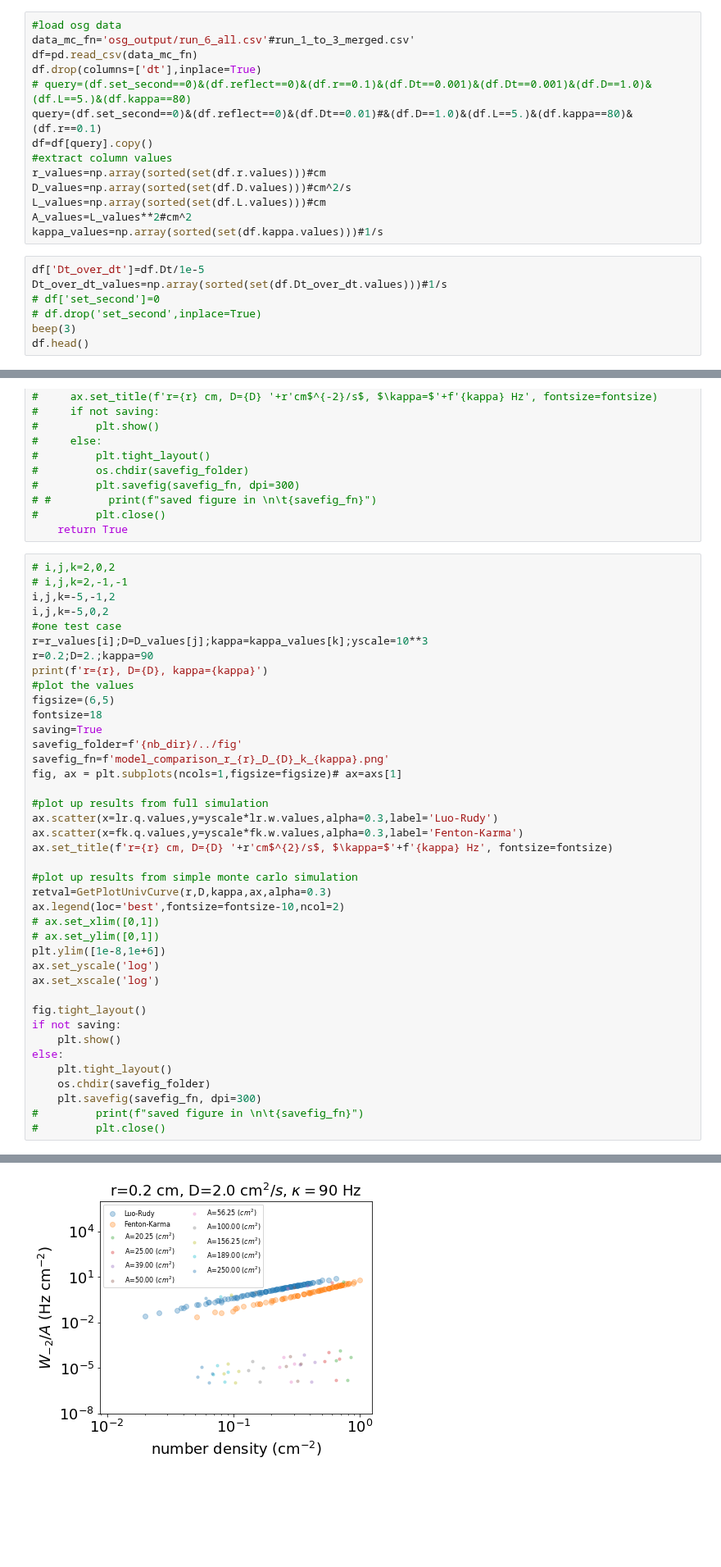
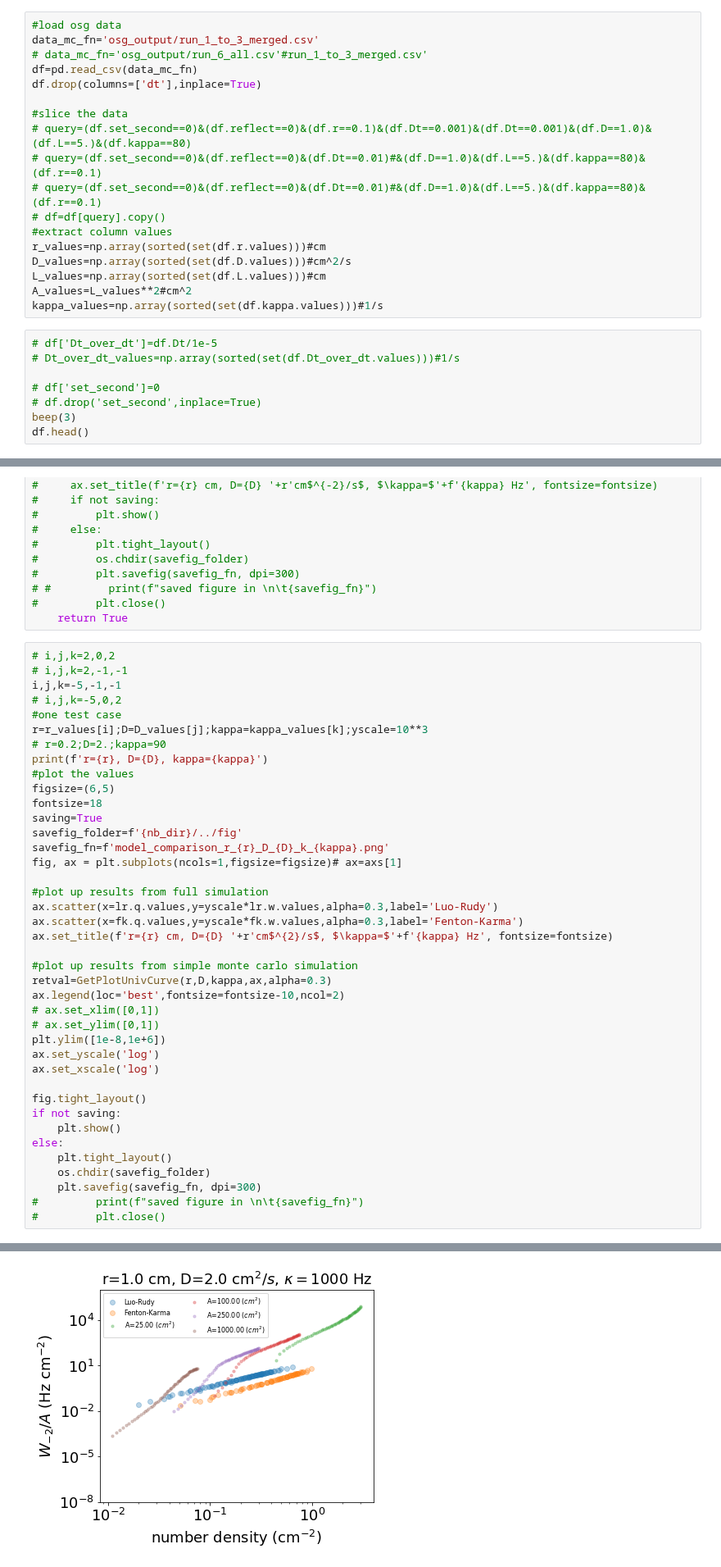
Before and after one commit to timtyree/bgmc, a Jupyter notebook: python/fitting monte carlo results to birth death rates from the full simulation.ipynb, the cells around one changed output, grey strips where cells are left out. Shown at 82% size. Drawn from its saved outputs; the diff is of its cells as text; blank space fills up the shorter version.

```diff
--- a/python/fitting monte carlo results to birth death rates from the full simulation.ipynb
+++ b/python/fitting monte carlo results to birth death rates from the full simulation.ipynb
@@ -35,12 +32,16 @@ lr['q']=lr['N']/lr['A'] #number of tips per square centimeter
 lr['w']=lr['rate']/lr['A'] #[mHz?]/cm^2
 # %%
 #load osg data
-data_mc_fn='osg_output/run_6_all.csv'#run_1_to_3_merged.csv'
+data_mc_fn='osg_output/run_1_to_3_merged.csv'
+# data_mc_fn='osg_output/run_6_all.csv'#run_1_to_3_merged.csv'
 df=pd.read_csv(data_mc_fn)
 df.drop(columns=['dt'],inplace=True)
+
+#slice the data
 # query=(df.set_second==0)&(df.reflect==0)&(df.r==0.1)&(df.Dt==0.001)&(df.Dt==0.001)&(df.D==1.0)&(df.L==5.)&(df.kappa==80)
-query=(df.set_second==0)&(df.reflect==0)&(df.Dt==0.01)#&(df.D==1.0)&(df.L==5.)&(df.kappa==80)&(df.r==0.1)
-df=df[query].copy()
+# query=(df.set_second==0)&(df.reflect==0)&(df.Dt==0.01)#&(df.D==1.0)&(df.L==5.)&(df.kappa==80)&(df.r==0.1)
+# query=(df.set_second==0)&(df.reflect==0)&(df.Dt==0.01)#&(df.D==1.0)&(df.L==5.)&(df.kappa==80)&(df.r==0.1)
+# df=df[query].copy()
 #extract column values
 r_values=np.array(sorted(set(df.r.values)))#cm
 D_values=np.array(sorted(set(df.D.values)))#cm^2/s
@@ -48,8 +49,9 @@ L_values=np.array(sorted(set(df.L.values)))#cm
 A_values=L_values**2#cm^2
 kappa_values=np.array(sorted(set(df.kappa.values)))#1/s
 # %%
-df['Dt_over_dt']=df.Dt/1e-5
-Dt_over_dt_values=np.array(sorted(set(df.Dt_over_dt.values)))#1/s
+# df['Dt_over_dt']=df.Dt/1e-5
+# Dt_over_dt_values=np.array(sorted(set(df.Dt_over_dt.values)))#1/s
+
 # df['set_second']=0
 # df.drop('set_second',inplace=True)
 beep(3)
@@ -163,11 +166,11 @@ def GetPlotUnivCurve(r,D,kappa,ax,alpha=1.,fontsize=18):
 # %%
 # i,j,k=2,0,2
 # i,j,k=2,-1,-1
-i,j,k=-5,-1,2
-i,j,k=-5,0,2
+i,j,k=-5,-1,-1
+# i,j,k=-5,0,2
 #one test case
 r=r_values[i];D=D_values[j];kappa=kappa_values[k];yscale=10**3
-r=0.2;D=2.;kappa=90
+# r=0.2;D=2.;kappa=90
 print(f'r={r}, D={D}, kappa={kappa}')
 #plot the values
 figsize=(6,5)
@@ -205,4 +208,4 @@ r=0.2, D=2.0, kappa=90
-[figure, old version]
+[figure, new version]
 # %% [markdown]
 __Results__:
 - There apppears to be no dependence on A_{domain} for all parameters
```
Also changed, not shown: parts of 21 cells of this notebook, 2 other files.
